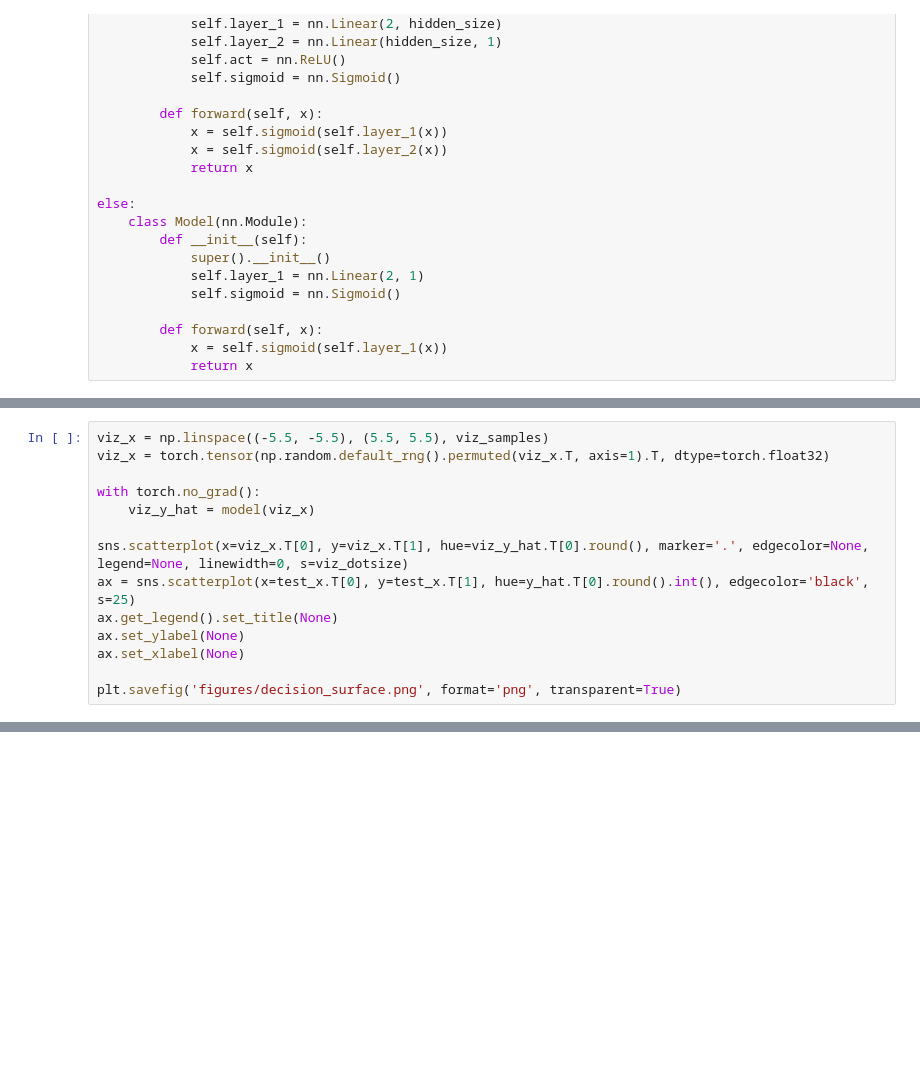
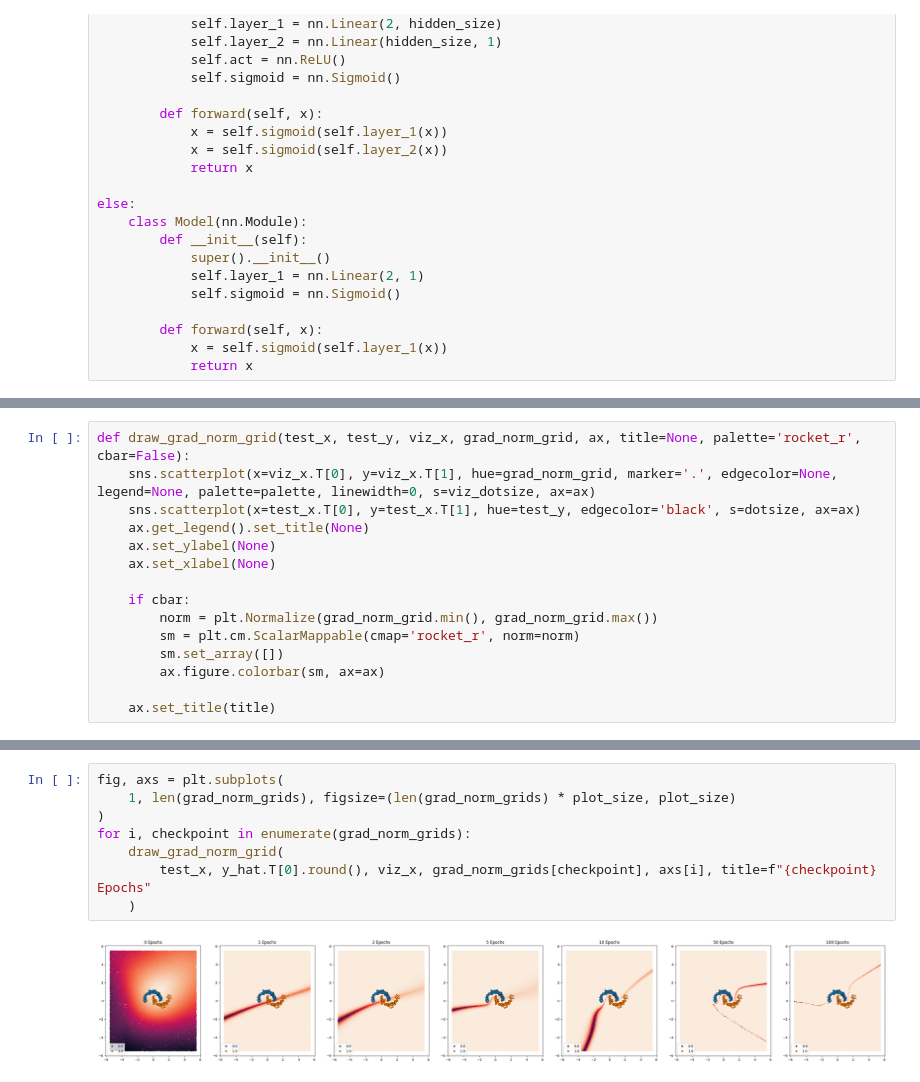
Before and after one commit to ngruenefeld/gradient_uncertainty_poc, a Jupyter notebook: gradient_uncertainty.ipynb, the cells around one changed output, grey strips where cells are left out. Drawn from its saved outputs; the diff is of its cells as text; blank space fills up the shorter version.

```diff
--- a/gradient_uncertainty.ipynb
+++ b/gradient_uncertainty.ipynb
@@ -85,14 +127,15 @@ viz_dotsize = 10
 # %%
-viz_x = np.linspace((-5.5, -5.5), (5.5, 5.5), viz_samples)
-viz_x = torch.tensor(np.random.default_rng().permuted(viz_x.T, axis=1).T, dtype=torch.float32)
+def draw_grad_norm_grid(test_x, test_y, viz_x, grad_norm_grid, ax, title=None, palette='rocket_r', cbar=False):
+    sns.scatterplot(x=viz_x.T[0], y=viz_x.T[1], hue=grad_norm_grid, marker='.', edgecolor=None, legend=None, palette=palette, linewidth=0, s=viz_dotsize, ax=ax)
+    sns.scatterplot(x=test_x.T[0], y=test_x.T[1], hue=test_y, edgecolor='black', s=dotsize, ax=ax)
+    ax.get_legend().set_title(None)
+    ax.set_ylabel(None)
+    ax.set_xlabel(None)
 
-with torch.no_grad():
-    viz_y_hat = model(viz_x)
+    if cbar:
+        norm = plt.Normalize(grad_norm_grid.min(), grad_norm_grid.max())
+        sm = plt.cm.ScalarMappable(cmap='rocket_r', norm=norm)
+        sm.set_array([])
+        ax.figure.colorbar(sm, ax=ax)
 
-sns.scatterplot(x=viz_x.T[0], y=viz_x.T[1], hue=viz_y_hat.T[0].round(), marker='.', edgecolor=None, legend=None, linewidth=0, s=viz_dotsize)
-ax = sns.scatterplot(x=test_x.T[0], y=test_x.T[1], hue=y_hat.T[0].round().int(), edgecolor='black', s=25)
-ax.get_legend().set_title(None)
-ax.set_ylabel(None)
-ax.set_xlabel(None)
-
-plt.savefig('figures/decision_surface.png', format='png', transparent=True)
+    ax.set_title(title)
@@ -200,0 +176,10 @@ Text(0.5, 1.0, 'Class 1 Loss')
+# %%
+fig, axs = plt.subplots(
+    1, len(grad_norm_grids), figsize=(len(grad_norm_grids) * plot_size, plot_size)
+)
+for i, checkpoint in enumerate(grad_norm_grids):
+    draw_grad_norm_grid(
+        test_x, y_hat.T[0].round(), viz_x, grad_norm_grids[checkpoint], axs[i], title=f"{checkpoint} Epochs"
+    )
+# %% [output]
+[figure, added]
```
Also changed, not shown: parts of 16 cells of this notebook.
